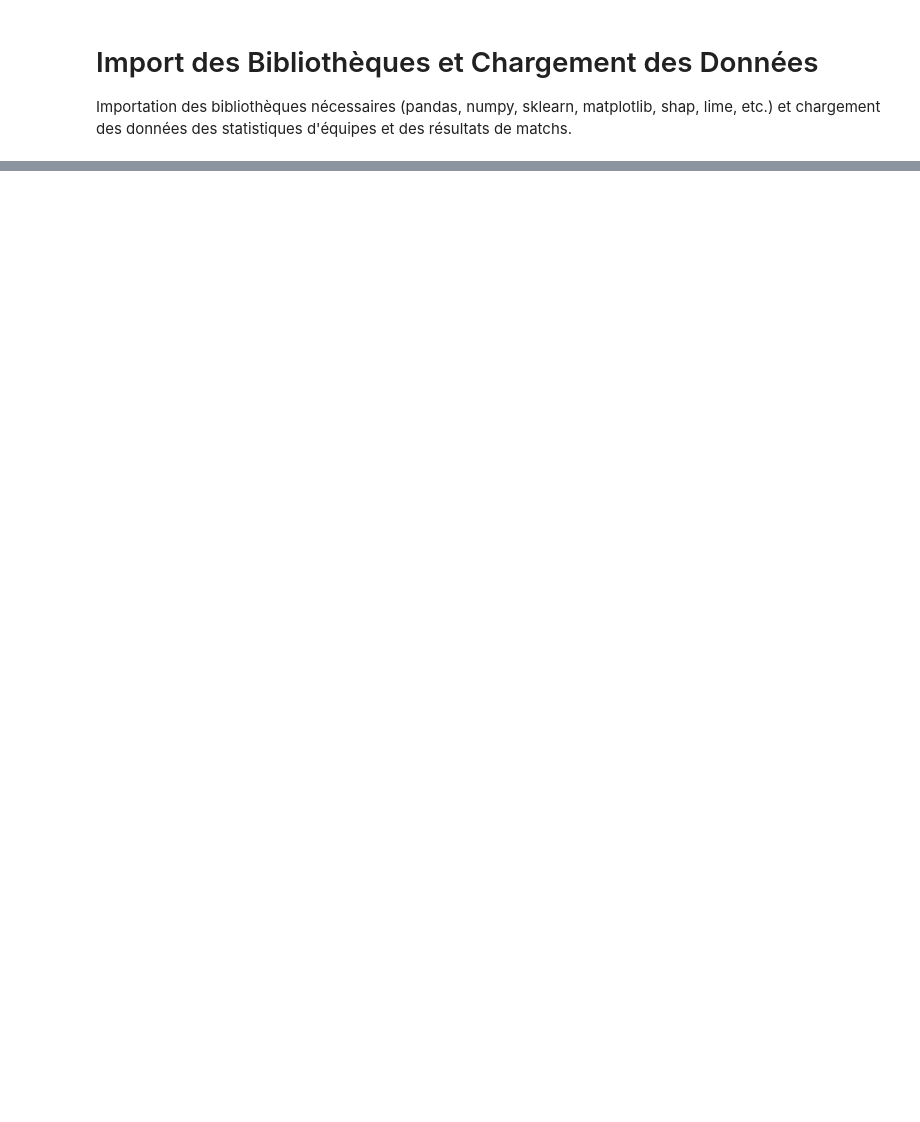
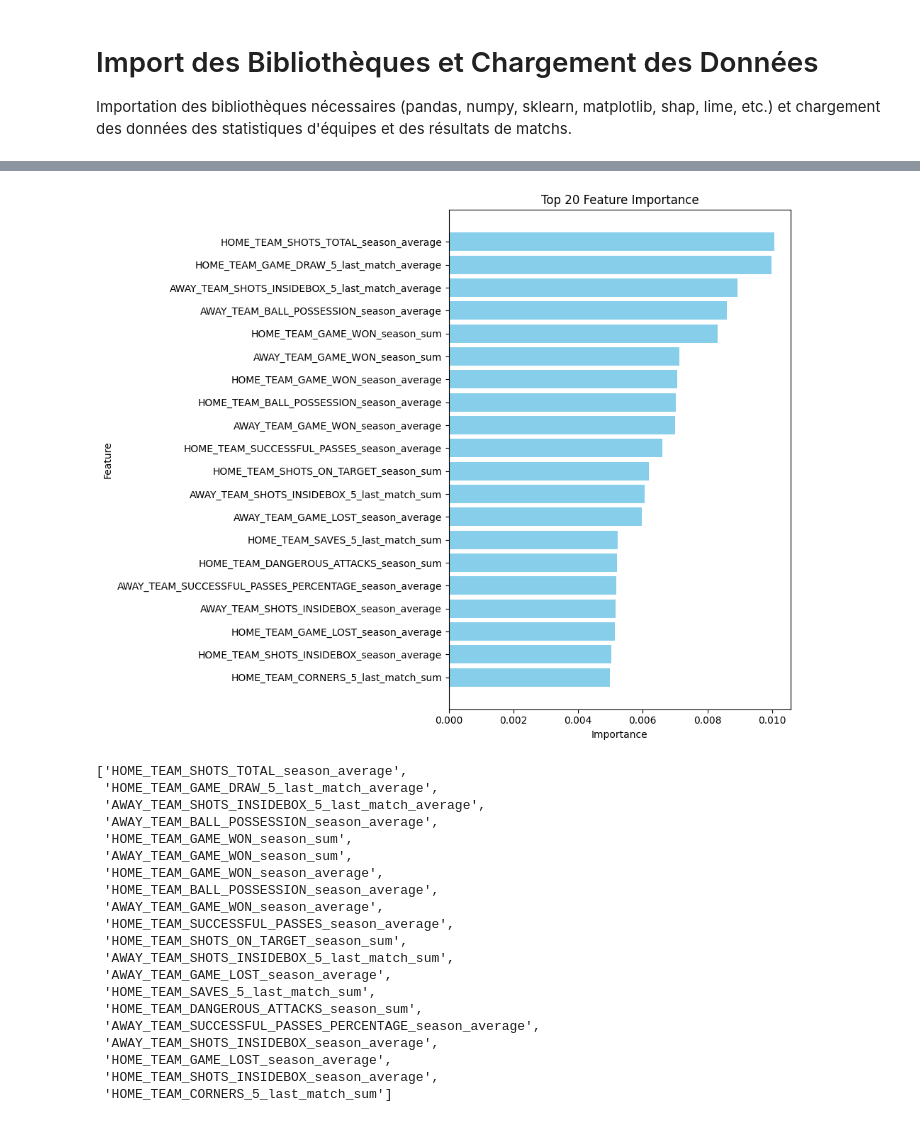
Before and after one commit to Leo-drone/Explainability, a Jupyter notebook: main.ipynb, the cells around one changed output, grey strips where cells are left out. Saved outputs shown, nothing was run; the diff lists cells and outputs as text; code cells hidden in the pictures; blank space fills up the shorter version.

```diff
--- a/main.ipynb
+++ b/main.ipynb
@@ -216,0 +36,11 @@ Top 20 caractéristiques les plus importantes selon SHAP:
+# %%
+# Convert multi-class labels to single-class indices
+label_mapping = {'HOME_WINS': 0, 'DRAW': 1, 'AWAY_WINS': 2}
+y_train_single = y_train.idxmax(axis=1).map(label_mapping)  # Map string labels to numerical values
+y_test_single = y_test.idxmax(axis=1).map(label_mapping)
+
+# XGBoost
+model = xgb.XGBClassifier(n_estimators=1000, random_state=42)
+model.fit(X_train, y_train_single)
+
+y_pred = model.predict(X_test)
@@ -216,0 +53,43 @@ Top 20 caractéristiques les plus importantes selon SHAP:
+# %%
+# Obtenir l'importance des caractéristiques
+importance = model.feature_importances_
+features = X_train.columns
+
+# Créer un DataFrame pour visualiser l'importance des caractéristiques
+importance_df = pd.DataFrame({'Feature': features, 'Importance': importance})
+importance_df = importance_df.sort_values(by='Importance', ascending=False)
+
+# Limiter aux 20 caractéristiques les plus importantes
+top_features = importance_df.head(20)
+
+# Tracer l'importance des caractéristiques
+plt.figure(figsize=(10, 8))
+plt.barh(top_features['Feature'], top_features['Importance'], color='skyblue')
+plt.xlabel('Importance')
+plt.ylabel('Feature')
+plt.title('Top 20 Feature Importance')
+plt.gca().invert_yaxis()  # Inverser l'ordre pour afficher les plus importantes en haut
+plt.tight_layout()
+plt.show()
+# %% [output]
+[figure, added]
+['HOME_TEAM_SHOTS_TOTAL_season_average',
+ 'HOME_TEAM_GAME_DRAW_5_last_match_average',
+ 'AWAY_TEAM_SHOTS_INSIDEBOX_5_last_match_average',
+ 'AWAY_TEAM_BALL_POSSESSION_season_average',
+ 'HOME_TEAM_GAME_WON_season_sum',
+ 'AWAY_TEAM_GAME_WON_season_sum',
+ 'HOME_TEAM_GAME_WON_season_average',
+ 'HOME_TEAM_BALL_POSSESSION_season_average',
+ 'AWAY_TEAM_GAME_WON_season_average',
+ 'HOME_TEAM_SUCCESSFUL_PASSES_season_average',
+ 'HOME_TEAM_SHOTS_ON_TARGET_season_sum',
+ 'AWAY_TEAM_SHOTS_INSIDEBOX_5_last_match_sum',
+ 'AWAY_TEAM_GAME_LOST_season_average',
+ 'HOME_TEAM_SAVES_5_last_match_sum',
+ 'HOME_TEAM_DANGEROUS_ATTACKS_season_sum',
+ 'AWAY_TEAM_SUCCESSFUL_PASSES_PERCENTAGE_season_average',
+ 'AWAY_TEAM_SHOTS_INSIDEBOX_season_average',
+ 'HOME_TEAM_GAME_LOST_season_average',
+ 'HOME_TEAM_SHOTS_INSIDEBOX_season_average',
+ 'HOME_TEAM_CORNERS_5_last_match_sum']
```
Also changed, not shown: parts of 13 cells of this notebook.
